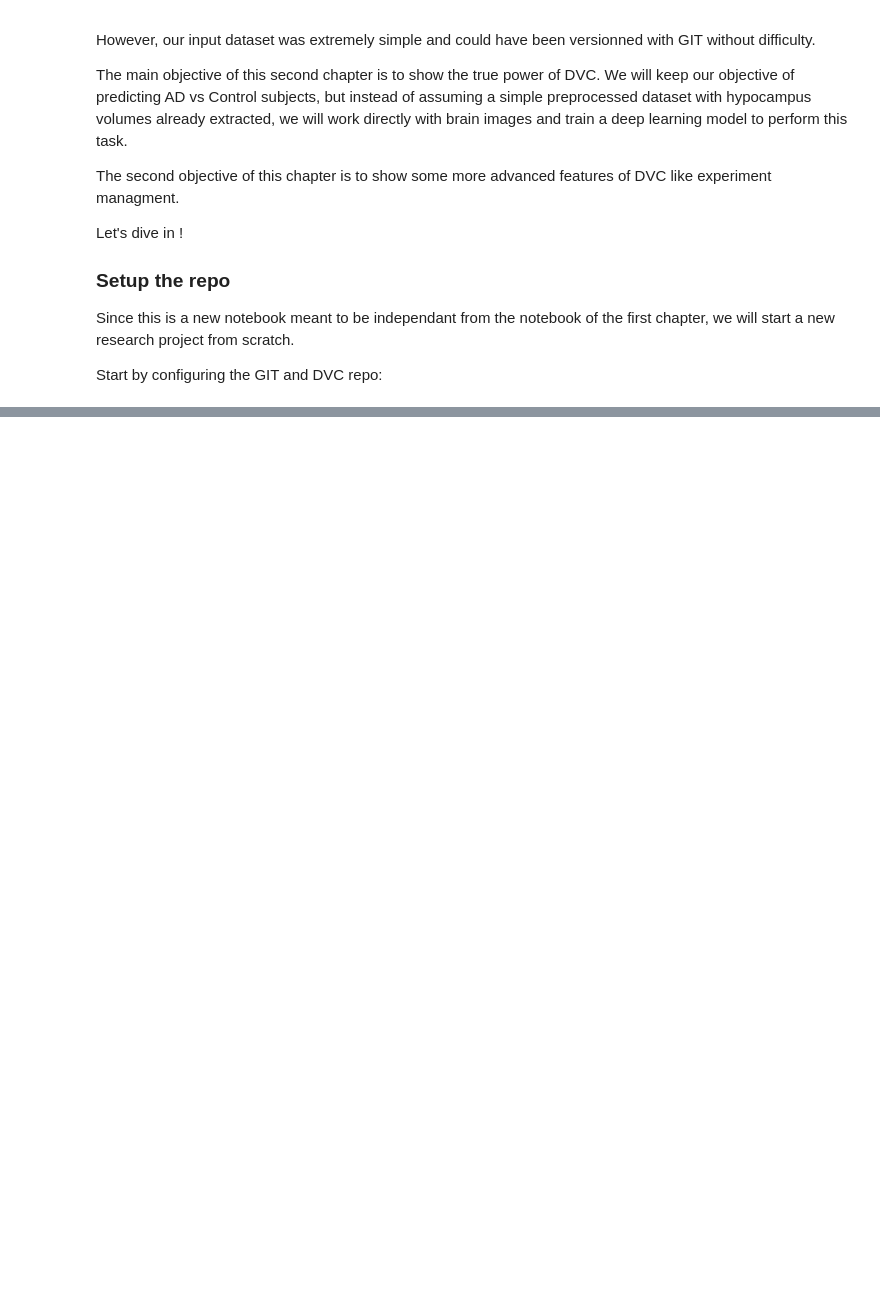
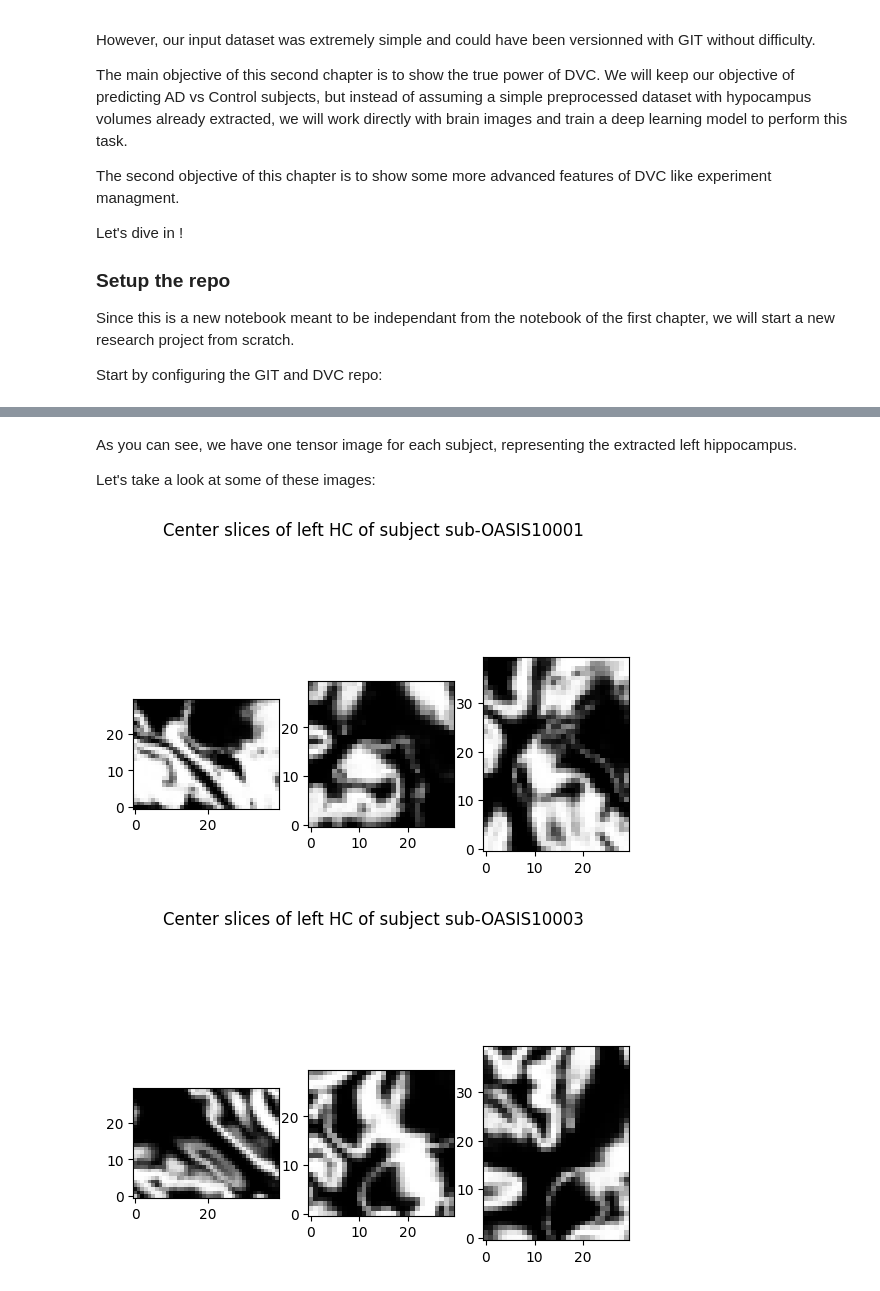
Before and after one commit to aramis-lab/NOW-2023, a Jupyter notebook: notebooks/data_versionning_2.ipynb, the cells around one changed output, grey strips where cells are left out. Drawn from its saved outputs; the diff is of its cells as text; code cells hidden in the pictures; blank space fills up the shorter version.

```diff
--- a/notebooks/data_versionning_2.ipynb
+++ b/notebooks/data_versionning_2.ipynb
@@ -22,0 +193,11 @@ Start by configuring the GIT and DVC repo:
+# %%
+from now_2023.data_generation import generate_cropped_hc_dataset
+
+data_folder = Path("./data")
+
+generate_cropped_hc_dataset(
+    oasis_folder,
+    hemi="left",
+    output_folder=data_folder,
+    verbose=False,
+)
@@ -22,0 +223,12 @@ Start by configuring the GIT and DVC repo:
+# %% [markdown]
+As you can see, we have one tensor image for each subject, representing the extracted left hippocampus.
+
+Let's take a look at some of these images:
+# %%
+from now_2023.plotting import plot_hc
+
+plot_hc(data_folder, 'sub-OASIS10001', "left", cut_coords=(15, 20, 15))
+plot_hc(data_folder, 'sub-OASIS10003', "left", cut_coords=(10, 30, 25))
+# %% [output]
+[figure, added]
+[figure, added]
```
Also changed, not shown: parts of 41 cells of this notebook, 1 other file.
